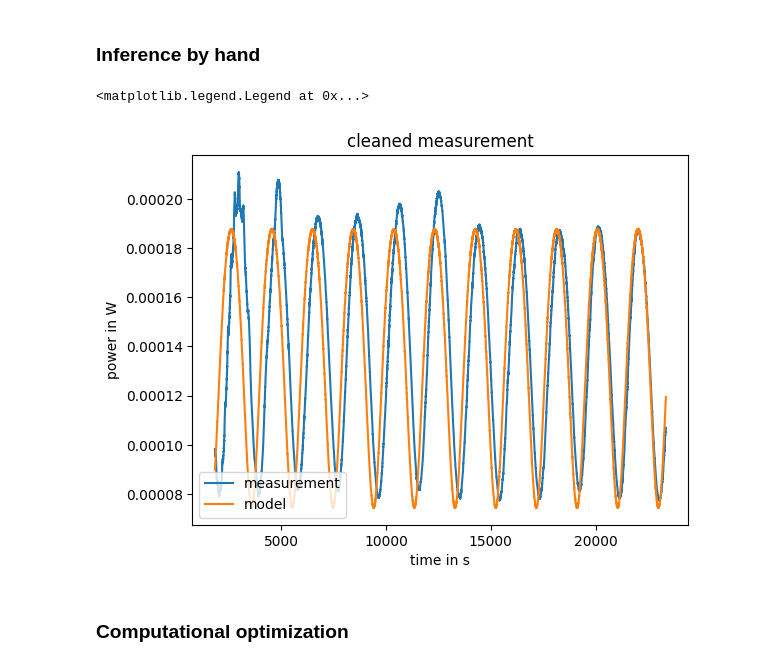
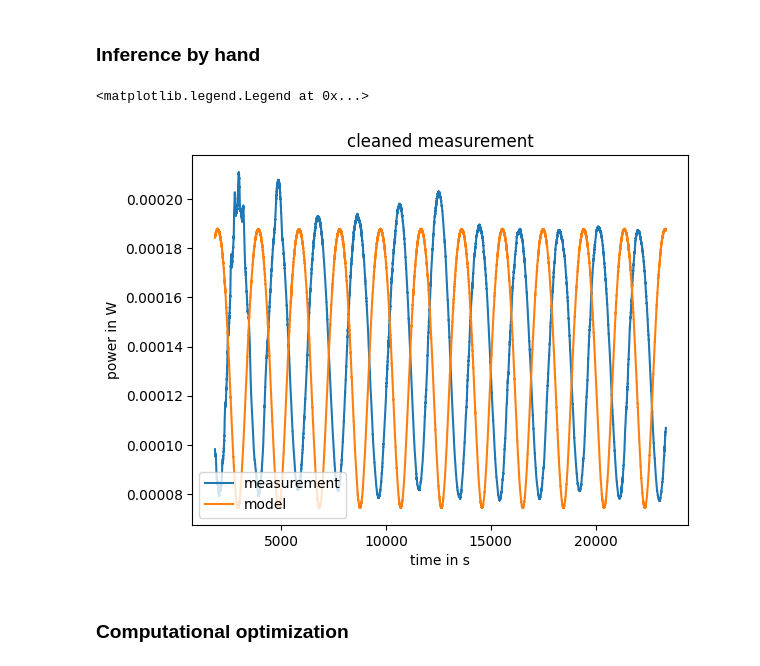
Before and after one commit to leo1200/thin-films, a Jupyter notebook: notebooks/one_growing_layer.ipynb, the cells around one changed output. Cells and saved outputs as stored; diff of their text form; code cells hidden in the pictures.

```diff
--- a/notebooks/one_growing_layer.ipynb
+++ b/notebooks/one_growing_layer.ipynb
@@ -39,6 +52,15 @@ permittivity_reflection = 1
 permeability_transmission = 1
 permittivity_transmission = (3.8827 + 0.019626j)**2
 
+optics_params = OpticsParams(
+    permeability_reflection = permeability_reflection,
+    permittivity_reflection = permittivity_reflection,
+    permeability_transmission = permeability_transmission,
+    permittivity_transmission = permittivity_transmission,
+    transverse_electric_component = transverse_electric_component,
+    transverse_magnetic_component = transverse_magnetic_component
+)
+
 backside_mode = 1
 # %% [markdown]
 and consider a setup with two static-thickness layers with parameters
@@ -46,11 +68,22 @@ and consider a setup with two static-thickness layers with parameters
 static_layer_thicknesses = jnp.array([24.2, 10.0])
 permeability_static_size_layers = jnp.array([1.0, 1.0])
 permittivity_static_size_layers = jnp.array([1.57**2, 1.45704**2])
+
+static_layer_params = LayerParams(
+    permeabilities = permeability_static_size_layers,
+    permittivities = permittivity_static_size_layers,
+    thicknesses = static_layer_thicknesses
+)
 # %% [markdown]
 Let there further be a layer of variable thickness, with properties
 # %%
 permeability_variable_layer = 1
 permittivity_variable_layer = 1.57**2
+
+variable_layer_params = LayerParams(
+    permeabilities = permeability_variable_layer,
+    permittivities = permittivity_variable_layer
+)
 # %% [markdown]
 ### Growth model for the variable layer
 # %% [markdown]
@@ -253,55 +247,42 @@ plot_scaleogram(ax, time_points_measured, power_simulated, "wavelet transform",
 # layer_growing_acceleration = -0.0000004
 
 # 1.7000000e+02  1.0696702e-01 -5.1498353e-07
 # 1.07924394e-01 -6.79976267e-07
 
-# initial_layer_thickness = 170
-initial_layer_thickness = 100
+initial_layer_thickness = 170
 layer_growing_rate = 1.07924394e-01
 # layer_growing_acceleration = -6.79976267e-07
 layer_growing_acceleration = 0
-
-
 
 # simple accelerated model
 layer_thickness_model = initial_layer_thickness + layer_growing_rate * time_points_measured + layer_growing_acceleration * time_points_measured ** 2
 
 reflection_coefficients, _, _ = variable_layer_thickness_simulation(
-    wavelength = wavelength,
-    polar_angle = polar_angle,
-    azimuthal_angle = azimuthal_angle,
-    transverse_electric_component = transverse_electric_component,
-    transverse_magnetic_component = transverse_magnetic_component,
-    permeability_reflection = permeability_reflection,
-    permittivity_reflection = permittivity_reflection,
-    permeability_transmission = permeability_transmission,
-    permittivity_transmission = permittivity_transmission,
-    backside_mode = backside_mode,
-    permeability_static_size_layers = permeability_static_size_layers,
-    permittivity_static_size_layers = permittivity_static_size_layers,
-    static_layer_thicknesses = static_layer_thicknesses,
-    permeability_variable_layer = permeability_variable_layer,
-    permittivity_variable_layer = permittivity_variable_layer,
-    variable_layer_thicknesses = layer_thickness_model
-)
+        setup_params = setup_params,
+        optics_params = optics_params,
+        static_layer_params = static_layer_params,
+        variable_layer_params = variable_layer_params,
+        variable_layer_thicknesses = layer_thickness_model,
+        backside_mode = backside_mode
+    )
 
 # power_conversion_factor = 0.00075
 # power_conversion_constant = 0.00008
 
 power_conversion_factor = 3.32e-4
 power_conversion_constant = 0.00006
 
 power_model = power_conversion_factor * reflection_coefficients + power_conversion_constant
 
 plt.plot(time_points_measured, power_measured, label = "measurement")
 plt.plot(time_points_measured, power_model, label = "model")
 plt.xlabel("time in s")
 plt.ylabel("power in W")
 plt.title("cleaned measurement")
 plt.legend(loc = "lower left")
 # %% [output]
 <matplotlib.legend.Legend at 0x...>
-[figure, old version]
+[figure, new version]
 # %% [markdown]
 ### Computational optimization
 # %%
```
Also changed, not shown: parts of 10 cells of this notebook, 12 other files.
